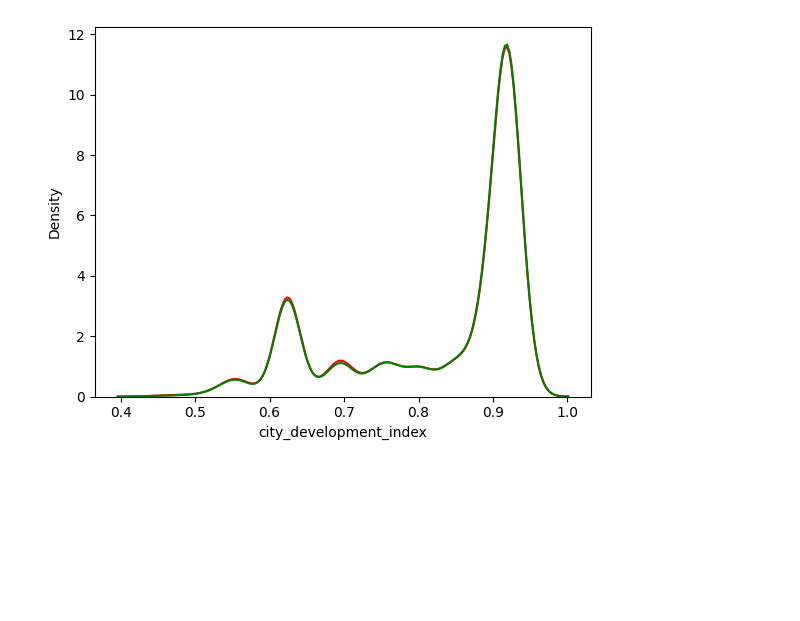
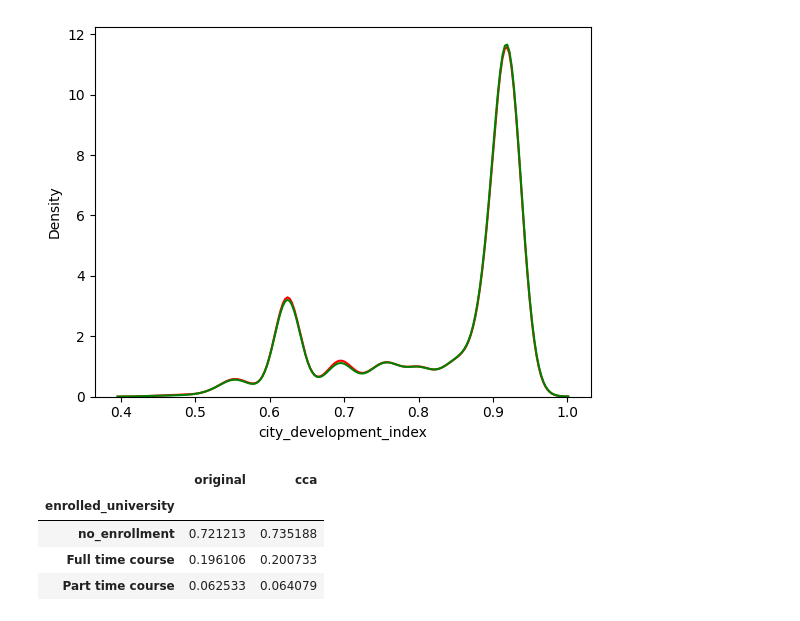
Before and after one commit to AnkanX2005/Handling_missing_values, a Jupyter notebook: cca.ipynb, the cells around one changed output. Cells and saved outputs as stored; diff of their text form; code cells hidden in the pictures; blank space fills up the shorter version.

```diff
--- a/cca.ipynb
+++ b/cca.ipynb
@@ -70,3 +70,23 @@ sns.kdeplot(new_df['city_development_index'], color = 'green')
 # %% [output]
 <Axes: xlabel='city_development_index', ylabel='Density'>
 [figure]
+# %%
+temp = pd.concat([
+            # percentage of observations per category, original data
+            df['enrolled_university'].value_counts() / len(df),
+
+            # percentage of observations per category, cca data
+            new_df['enrolled_university'].value_counts() / len(new_df)
+        ],
+        axis=1)
+
+# add column names
+temp.columns = ['original', 'cca']
+
+temp
+# %% [output]
+|  | original | cca |
+| enrolled_university |  |  |
+| no_enrollment | 0.721213 | 0.735188 |
+| Full time course | 0.196106 | 0.200733 |
+| Part time course | 0.062533 | 0.064079 |
```
Also changed, not shown: parts of 1 cell of this notebook.
